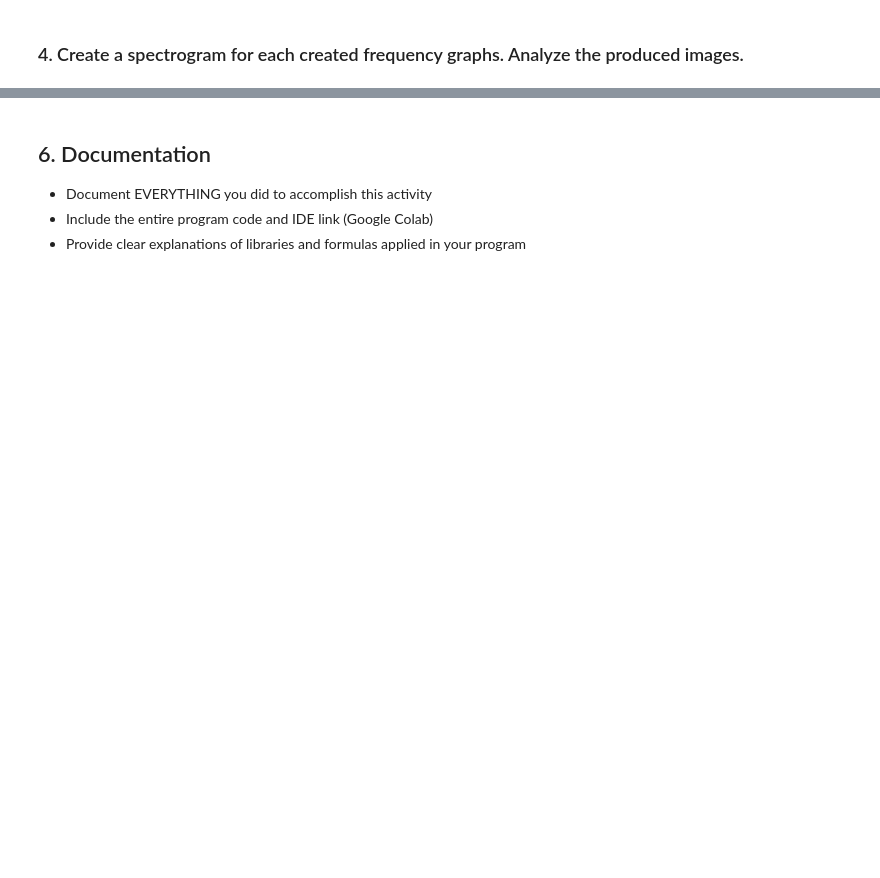
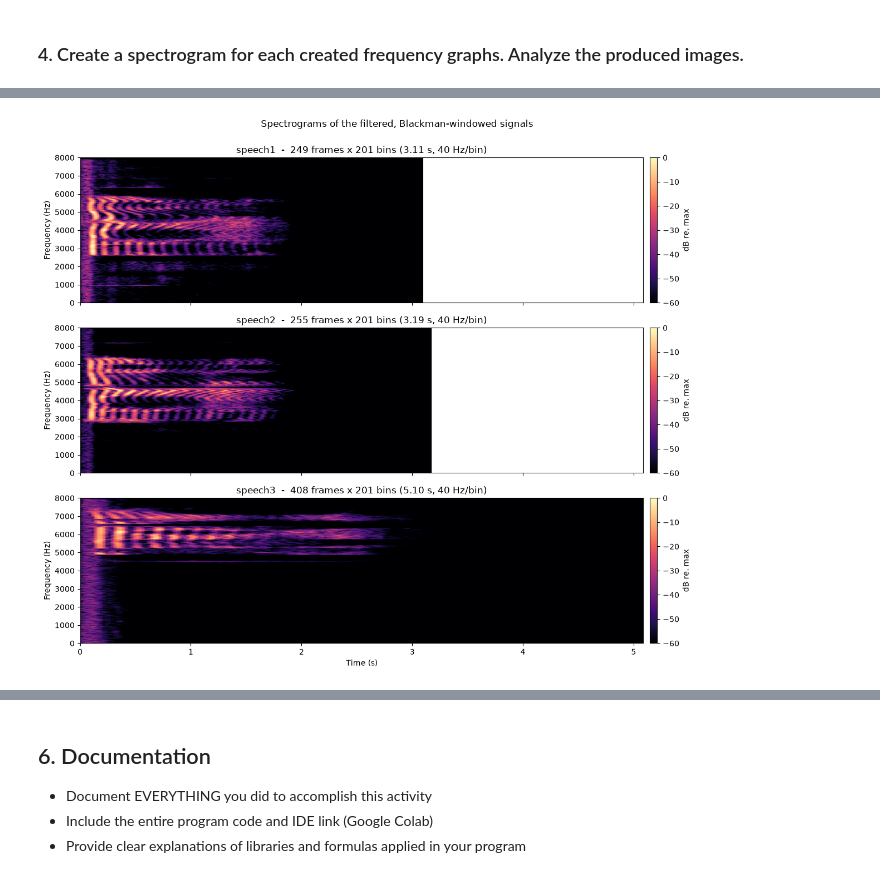
Before and after one commit to leon-pscl/CPE027-pscl, a Jupyter notebook: HOA12/TEAM6_HOA12_CPE027_CPE41S2.ipynb, the cells around one changed output, grey strips where cells are left out. Drawn from its saved outputs; the diff is of its cells as text; code cells hidden in the pictures; blank space fills up the shorter version.

```diff
--- a/HOA12/TEAM6_HOA12_CPE027_CPE41S2.ipynb
+++ b/HOA12/TEAM6_HOA12_CPE027_CPE41S2.ipynb
@@ -35,9 +35,19 @@ The activity will require the following software, tools and equipment:
 # %% [markdown]
 #### Speech1
 # %%
+import os
 import numpy as np
 import matplotlib.pyplot as plt
 from scipy.io import wavfile
+
+OUT = "outputs"                     # every figure and .wav produced is saved here
+os.makedirs(OUT, exist_ok=True)
+
+def savefig(name):
+    """Save the current figure into outputs/ before displaying it."""
+    path = os.path.join(OUT, name)
+    plt.savefig(path, dpi=150, bbox_inches="tight")
+    print("saved", path)
 
 def plot_wav(path):
     """Read a .wav file and plot its waveform in the time domain."""
@@ -51,6 +61,5 @@ def plot_wav(path):
     plt.title(f"{path} - fs = {fs} Hz, duration = {len(x)/fs:.2f} s")
     plt.grid(True)
     plt.tight_layout()
+    savefig(os.path.splitext(os.path.basename(path))[0] + "_time_domain.png")
     plt.show()
-
-plot_wav("audio_pcm/speech1.wav")
@@ -77,2 +355,77 @@ plot_wav("audio_pcm/speech3.wav")
 # %% [markdown]
 ### 4. Create a spectrogram for each created frequency graphs. Analyze the produced images.
+# %%
+FMAX = 4000            # display up to 4 kHz (speech band); Nyquist is 8 kHz
+VMAX = -60             # dB floor for the colour scale
+
+fig, axs = plt.subplots(3, 1, figsize=(13, 10), sharex=True, sharey=True)
+for ax, (name, s) in zip(axs, spec.items()):
+    im = ax.imshow(s["db"], origin="lower", aspect="auto",
+                   extent=[s["times"][0], s["times"][-1], FREQ[0], FREQ[-1]],
+                   vmin=VMAX, vmax=0, cmap="magma")
+    ax.set_ylabel("Frequency (Hz)")
+    ax.set_title(f"{name}  -  {len(s['S'])} frames x {len(FREQ)} bins "
+                 f"({len(s['S'])*HOP/FS:.2f} s, {FS/NFFT:.0f} Hz/bin)")
+    fig.colorbar(im, ax=ax, label="dB re. max", pad=0.01)
+axs[-1].set_xlabel("Time (s)")
+plt.suptitle("Spectrograms of the filtered, Blackman-windowed signals", y=1.0)
+plt.tight_layout()
+savefig("step4_spectrograms.png")
+plt.show()
+
+# --- harmonic structure: peak frequencies over time, one line per signal ---
+fig, ax = plt.subplots(figsize=(13, 4))
+for name, s in spec.items():
+    peak_per_frame = FREQ[s["mag"].argmax(axis=1)]
+    voiced = s["mag"].max(axis=1) > 0.1 * s["mag"].max()      # skip silence frames
+    ax.plot(s["times"][voiced], peak_per_frame[voiced], lw=0.7,
+            alpha=0.8, label=name)
+ax.set_xlabel("Time (s)"); ax.set_ylabel("Loudest bin in frame (Hz)")
+ax.set_title("Frame-by-frame dominant frequency (voiced frames only)")
+ax.set_ylim(0, FMAX); ax.legend(); ax.grid(True)
+plt.tight_layout()
+savefig("step4_dominant_frequency_over_time.png")
+plt.show()
+
+# --- how the energy is distributed across the spectrum ---
+fig, ax = plt.subplots(1, 2, figsize=(13, 4))
+bands = [(0, 500), (500, 1000), (1000, 2000), (2000, 3000), (3000, 4000)]
+width = 0.25
+for i, (name, s) in enumerate(spec.items()):
+    p = s["mag"].sum(axis=0)
+    p = p / p.sum()                                   # power normalized over freq
+    frac = [p[(FREQ >= lo) & (FREQ < hi)].sum() for lo, hi in bands]
+    ax[0].bar(np.arange(len(bands)) + i*width, frac, width, label=name)
+ax[0].set_xticks(np.arange(len(bands)) + width)
+ax[0].set_xticklabels([f"{lo}-{hi}" for lo, hi in bands])
+ax[0].set_xlabel("Frequency band (Hz)"); ax[0].set_ylabel("Fraction of total energy")
+ax[0].set_title("Energy distribution per band"); ax[0].legend(fontsize=8); ax[0].grid(True)
+
+for name, s in spec.items():
+    ax[1].hist(s["mag"].max(axis=1), bins=40, histtype="step", label=name)
+ax[1].set_xlabel("Frame peak magnitude"); ax[1].set_ylabel("Frame count")
+ax[1].set_yscale("log"); ax[1].set_title("Frame loudness (silence vs speech)")
+ax[1].legend(fontsize=8); ax[1].grid(True)
+plt.tight_layout()
+savefig("step4_energy_and_loudness.png")
+plt.show()
+
+# --- save the spectrogram data itself, not just the picture ---
+for name, s in spec.items():
+    np.savez_compressed(os.path.join(OUT, f"{name}_spectrogram.npz"),
+                        db=s["db"], mag=s["mag"], freq=FREQ, times=s["times"],
+                        fs=FS, nfft=NFFT, hop=HOP)
+    print("saved", os.path.join(OUT, f"{name}_spectrogram.npz"))
+
+# --- numeric summary to back up the visual analysis ---
+print(f"{'signal':9}{'spectral contrast':>19}{'active frames':>16}{'quiet frames':>14}")
+for name, s in spec.items():
+    loud = s["mag"].max(axis=1)
+    contrast = loud.max() / loud.mean()                # flat vs peaky spectrum
+    active = int((loud > 0.1 * loud.max()).sum())
+    print(f"{name:9}{contrast:>19.1f}{active:>16}{len(loud)-active:>14}")
+
+print("\nFiles written to outputs/:")
+for f in sorted(os.listdir(OUT)):
+    print(" ", f)
+# %% [output]
@@ -78,0 +433 @@ plot_wav("audio_pcm/speech3.wav")
+[figure, added]
```
Also changed, not shown: parts of 12 cells of this notebook, 18 other files.
